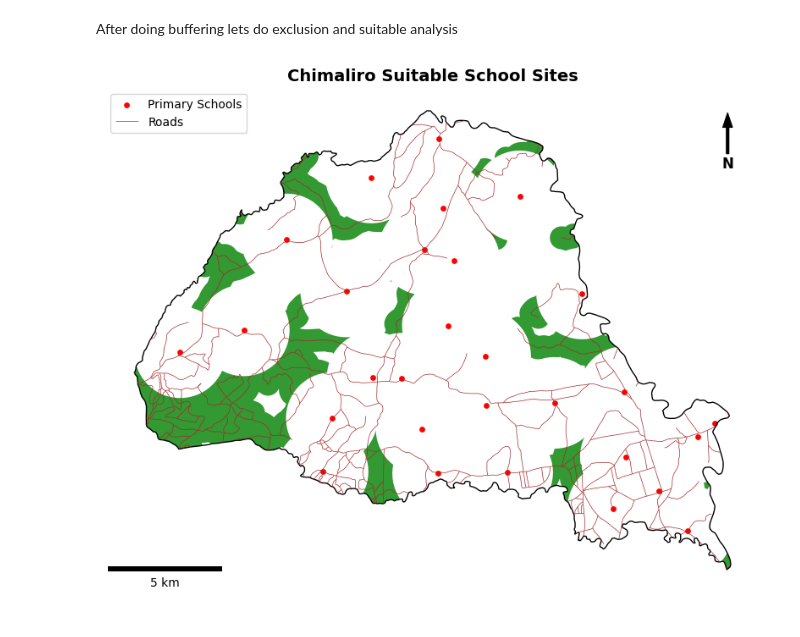
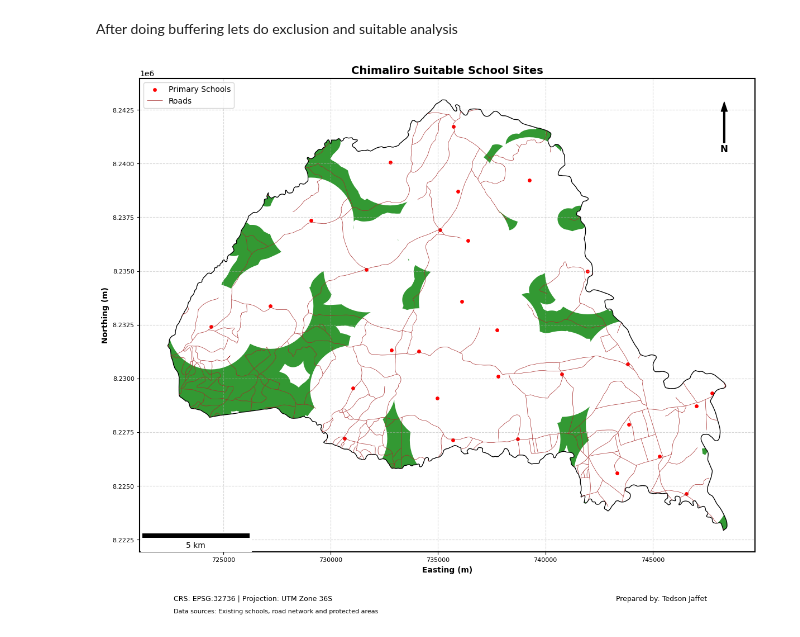
Before and after one commit to Tedson-Jaffet/chimaliro-schoolsite-accessibility, a Jupyter notebook: notebooks/school_site_analysis.ipynb, the cells around one changed output. Drawn from its saved outputs; the diff is of its cells as text; code cells hidden in the pictures.

Commit message:
adding map information to the school site analysis notebook

```diff
--- a/notebooks/school_site_analysis.ipynb
+++ b/notebooks/school_site_analysis.ipynb
@@ -230,7 +230,7 @@ suitable_sites = gpd.overlay(
     how='difference'
 )
 
-fig, ax = plt.subplots(figsize=(10, 9))
+fig, ax = plt.subplots(figsize=(12, 11))
 
 ta.boundary.plot(
     ax=ax,
@@ -258,32 +258,72 @@ roads_ta.plot(
     color="brown",
     linewidth=0.5,
     label="Roads"
 )
 
 ax.annotate(
     "N",
     xy=(0.95, 0.95),
     xytext=(0.95, 0.85),
     xycoords="axes fraction",
     ha="center",
     va="center",
     fontsize=12,
     fontweight="bold",
     arrowprops=dict(facecolor="black", width=2, headwidth=8)
 )
 
 Scalebar = ScaleBar(
     dx=1,
     units="m",
     location="lower left",
     length_fraction=0.2,
 )
 
 ax.add_artist(Scalebar)
 
+ax.tick_params(
+    axis="both",
+    labelsize=8,
+)
+
+ax.set_xlabel("Easting (m)", fontsize=10, fontweight="bold")
+ax.set_ylabel("Northing (m)", fontsize=10, fontweight="bold")
+
+ax.grid(
+    True,
+    linestyle="--",
+    alpha=0.5,
+)
+
+#map information
+
+fig.text(
+    0.12, 0.035,
+    "CRS: EPSG:32736 | Projection: UTM Zone 36S",
+    fontsize=9
+)
+
+fig.text(
+    0.12, 0.015,
+    "Data sources: Existing schools, road network and protected areas",
+    fontsize=8
+)
+
+fig.text(
+    0.78, 0.035,
+    "Prepared by: Tedson Jaffet",
+    fontsize=9
+)
+
+for spine in ax.spines.values():
+    spine.set_visible(True)
+    spine.set_linewidth(1.5)
+
+
 ax.set_title("Chimaliro Suitable School Sites", fontsize=14, fontweight="bold")
-ax.set_axis_off()
+ax.set_axis_on()
 ax.legend()
+plt.tight_layout()
 plt.show()
 # %% [output]
-[figure, old version]
+[figure, new version]
```
